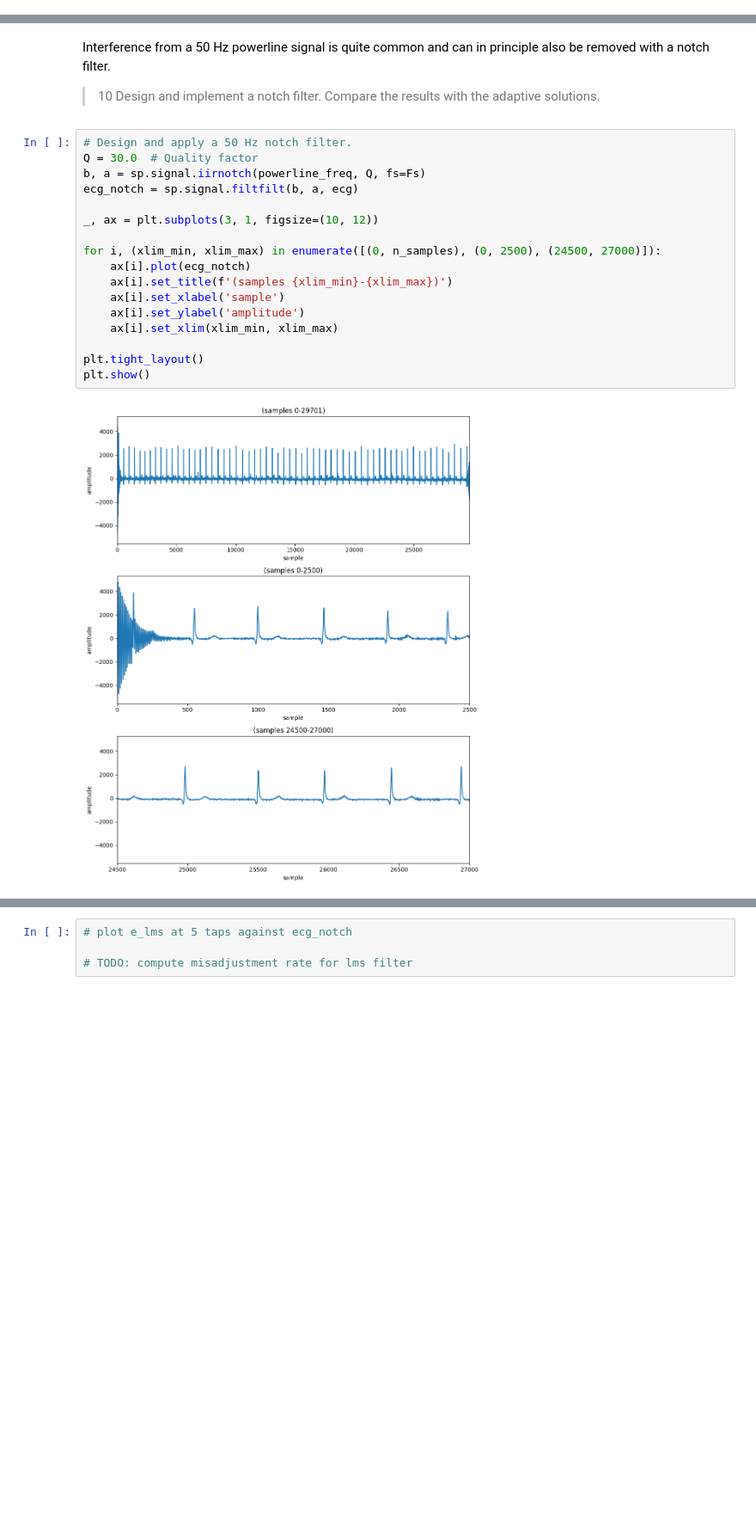
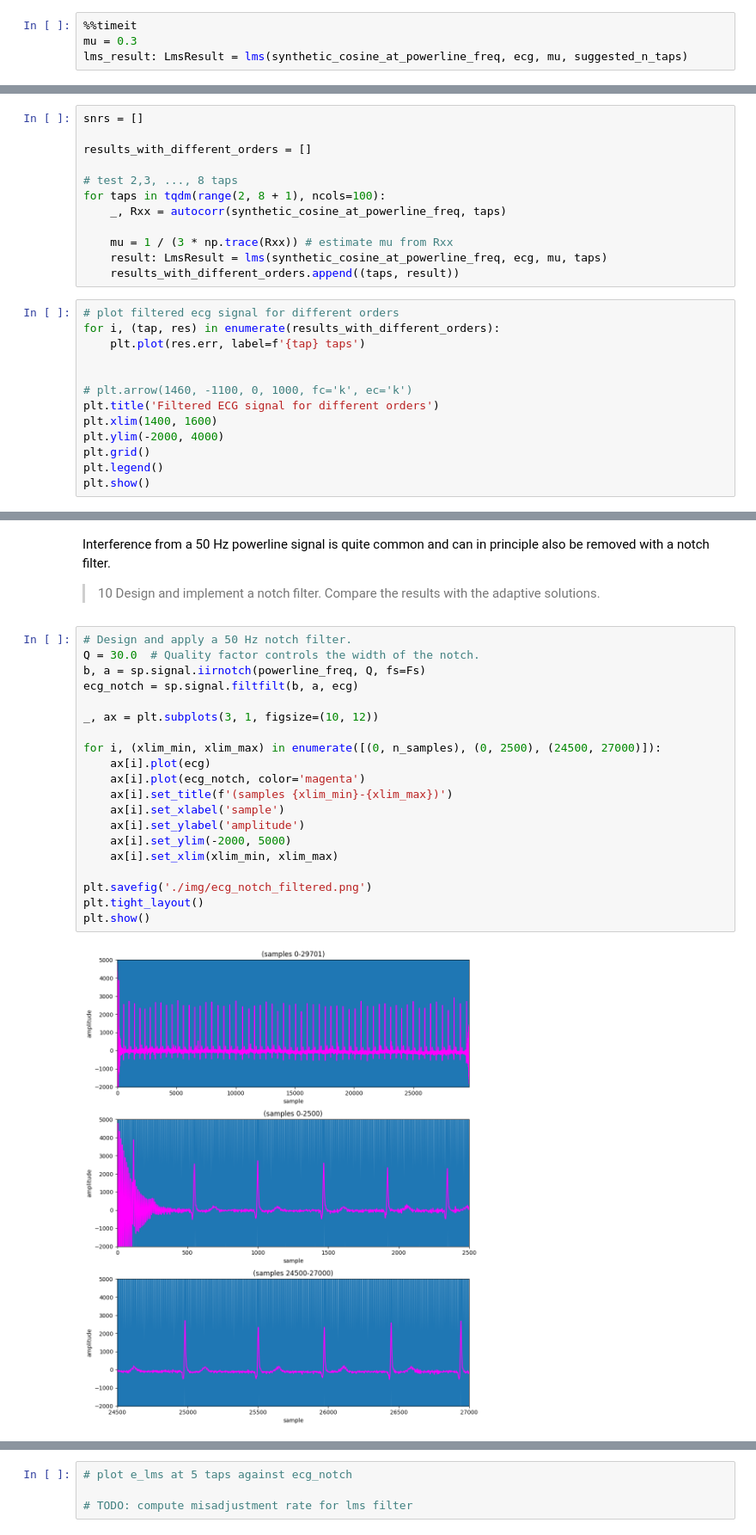
Before and after one commit to kpbaks/advance-signal-processing-assignment-2, a Jupyter notebook: assignment_2.ipynb, the cells around one changed output, grey strips where cells are left out. Shown at 86% size. Cells and saved outputs as stored; diff of their text form; blank space fills up the shorter version.

```diff
--- a/assignment_2.ipynb
+++ b/assignment_2.ipynb
@@ -163,3 +170,7 @@ mu = 0.3 # step size between 0 and 1 / (3 * trR)
 lms_result: LmsResult = lms(synthetic_cosine_at_powerline_freq, ecg, mu, suggested_n_taps)
 y = lms_result.y
 err = lms_result.err
+# %%
+%%timeit
+mu = 0.3
+lms_result: LmsResult = lms(synthetic_cosine_at_powerline_freq, ecg, mu, suggested_n_taps)
@@ -196,3 +209,28 @@ def plot_weights_over_time_and_against_each_other(adaptive_filter_result, figsiz
 plot_weights_over_time_and_against_each_other(lms_result, savefig='./img/lms_weights_over_time_and_against_each_other_taps_2_mu_0.3.png')
 # %% [output]
 [figure]
+# %%
+snrs = []
+
+results_with_different_orders = []
+
+# test 2,3, ..., 8 taps
+for taps in tqdm(range(2, 8 + 1), ncols=100):
+    _, Rxx = autocorr(synthetic_cosine_at_powerline_freq, taps)
+
+    mu = 1 / (3 * np.trace(Rxx)) # estimate mu from Rxx
+    result: LmsResult = lms(synthetic_cosine_at_powerline_freq, ecg, mu, taps)
+    results_with_different_orders.append((taps, result))
+# %%
+# plot filtered ecg signal for different orders
+for i, (tap, res) in enumerate(results_with_different_orders):
+    plt.plot(res.err, label=f'{tap} taps')
+
+
+# plt.arrow(1460, -1100, 0, 1000, fc='k', ec='k')
+plt.title('Filtered ECG signal for different orders')
+plt.xlim(1400, 1600)
+plt.ylim(-2000, 4000)
+plt.grid()
+plt.legend()
+plt.show()
@@ -469,20 +509,23 @@ a notch filter.
 > 10  Design and implement a notch filter. Compare the results with the adaptive solutions.
 # %%
 # Design and apply a 50 Hz notch filter.
-Q = 30.0  # Quality factor
+Q = 30.0  # Quality factor controls the width of the notch.
 b, a = sp.signal.iirnotch(powerline_freq, Q, fs=Fs)
 ecg_notch = sp.signal.filtfilt(b, a, ecg)
 
 _, ax = plt.subplots(3, 1, figsize=(10, 12))
 
 for i, (xlim_min, xlim_max) in enumerate([(0, n_samples), (0, 2500), (24500, 27000)]):
-    ax[i].plot(ecg_notch)
+    ax[i].plot(ecg)
+    ax[i].plot(ecg_notch, color='magenta')
     ax[i].set_title(f'(samples {xlim_min}-{xlim_max})')
     ax[i].set_xlabel('sample')
     ax[i].set_ylabel('amplitude')
+    ax[i].set_ylim(-2000, 5000)
     ax[i].set_xlim(xlim_min, xlim_max)
 
+plt.savefig('./img/ecg_notch_filtered.png')
 plt.tight_layout()
 plt.show()
 # %% [output]
-[figure, old version]
+[figure, new version]
```
Also changed, not shown: parts of 16 cells of this notebook, 14 other files.
